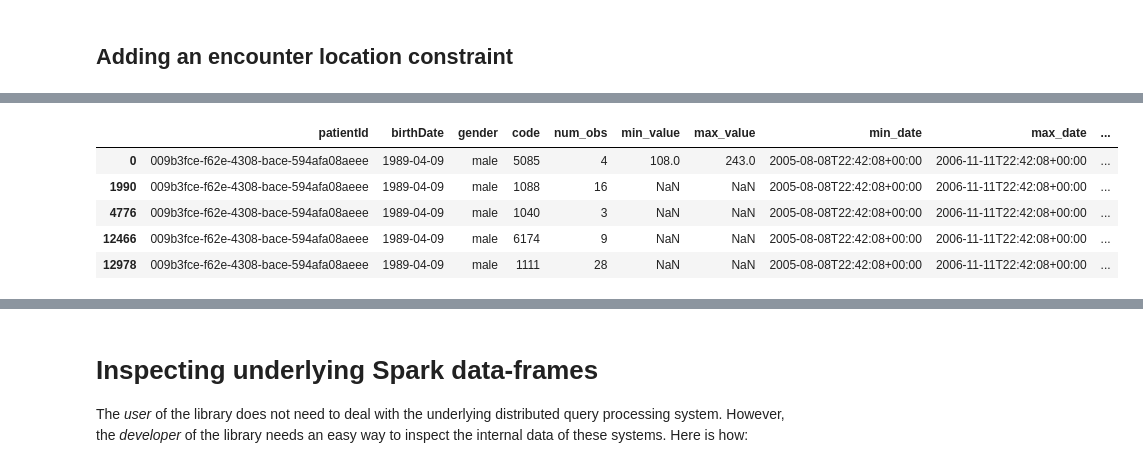
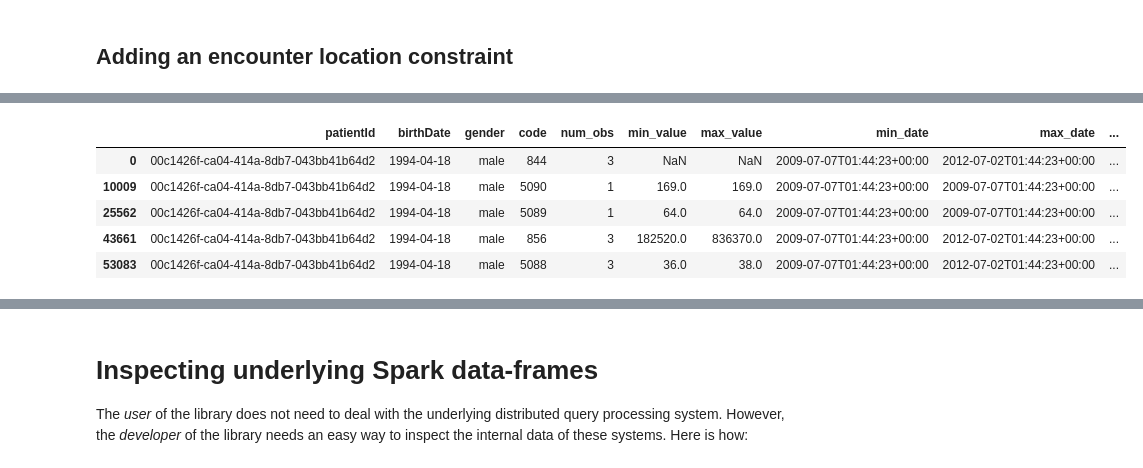
Before and after one commit to google/fhir-data-pipes, a Jupyter notebook: dwh/test_query_lib.ipynb, the cells around one changed output, grey strips where cells are left out. Drawn from its saved outputs; the diff is of its cells as text; code cells hidden in the pictures.

```diff
--- a/dwh/test_query_lib.ipynb
+++ b/dwh/test_query_lib.ipynb
@@ -115,13 +133,13 @@ agg_df.head(10)
 # %%
 # Inspecting one specific patient.
-agg_df[agg_df['patientId'] == '009b3fce-f62e-4308-bace-594afa08aeee'].head()
+agg_df[agg_df['patientId'] == '00c1426f-ca04-414a-8db7-043bb41b64d2'].head()
 # %% [output]
 |  | patientId | birthDate | gender | code | num_obs | min_value | max_value | min_date | max_date | ... |
-| 0 | 009b3fce-f62e-4308-bace-594afa08aeee | 1989-04-09 | male | 5085 | 4 | 108.0 | 243.0 | 2005-08-08T22:42:08+00:00 | 2006-11-11T22:42:08+00:00 | ... |
-| 1990 | 009b3fce-f62e-4308-bace-594afa08aeee | 1989-04-09 | male | 1088 | 16 | NaN | NaN | 2005-08-08T22:42:08+00:00 | 2006-11-11T22:42:08+00:00 | ... |
-| 4776 | 009b3fce-f62e-4308-bace-594afa08aeee | 1989-04-09 | male | 1040 | 3 | NaN | NaN | 2005-08-08T22:42:08+00:00 | 2006-11-11T22:42:08+00:00 | ... |
-| 12466 | 009b3fce-f62e-4308-bace-594afa08aeee | 1989-04-09 | male | 6174 | 9 | NaN | NaN | 2005-08-08T22:42:08+00:00 | 2006-11-11T22:42:08+00:00 | ... |
-| 12978 | 009b3fce-f62e-4308-bace-594afa08aeee | 1989-04-09 | male | 1111 | 28 | NaN | NaN | 2005-08-08T22:42:08+00:00 | 2006-11-11T22:42:08+00:00 | ... |
+| 0 | 00c1426f-ca04-414a-8db7-043bb41b64d2 | 1994-04-18 | male | 844 | 3 | NaN | NaN | 2009-07-07T01:44:23+00:00 | 2012-07-02T01:44:23+00:00 | ... |
+| 10009 | 00c1426f-ca04-414a-8db7-043bb41b64d2 | 1994-04-18 | male | 5090 | 1 | 169.0 | 169.0 | 2009-07-07T01:44:23+00:00 | 2009-07-07T01:44:23+00:00 | ... |
+| 25562 | 00c1426f-ca04-414a-8db7-043bb41b64d2 | 1994-04-18 | male | 5089 | 1 | 64.0 | 64.0 | 2009-07-07T01:44:23+00:00 | 2009-07-07T01:44:23+00:00 | ... |
+| 43661 | 00c1426f-ca04-414a-8db7-043bb41b64d2 | 1994-04-18 | male | 856 | 3 | 182520.0 | 836370.0 | 2009-07-07T01:44:23+00:00 | 2012-07-02T01:44:23+00:00 | ... |
+| 53083 | 00c1426f-ca04-414a-8db7-043bb41b64d2 | 1994-04-18 | male | 5088 | 3 | 36.0 | 38.0 | 2009-07-07T01:44:23+00:00 | 2012-07-02T01:44:23+00:00 | ... |
 # %%
 agg_df[(agg_df['code'] == '856') & (agg_df['min_date'] != agg_df['max_date'])][
     ['patientId', 'code', 'min_date', 'max_date', 'first_value_code', 'last_value_code']].head()
```
Also changed, not shown: parts of 23 cells of this notebook.
